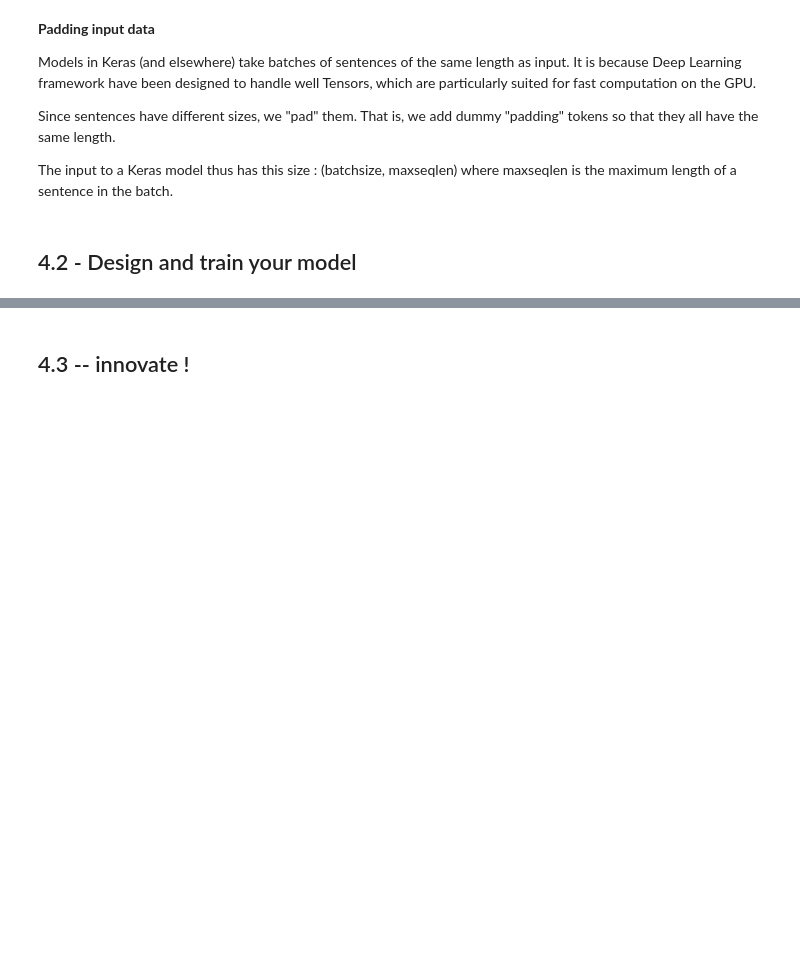
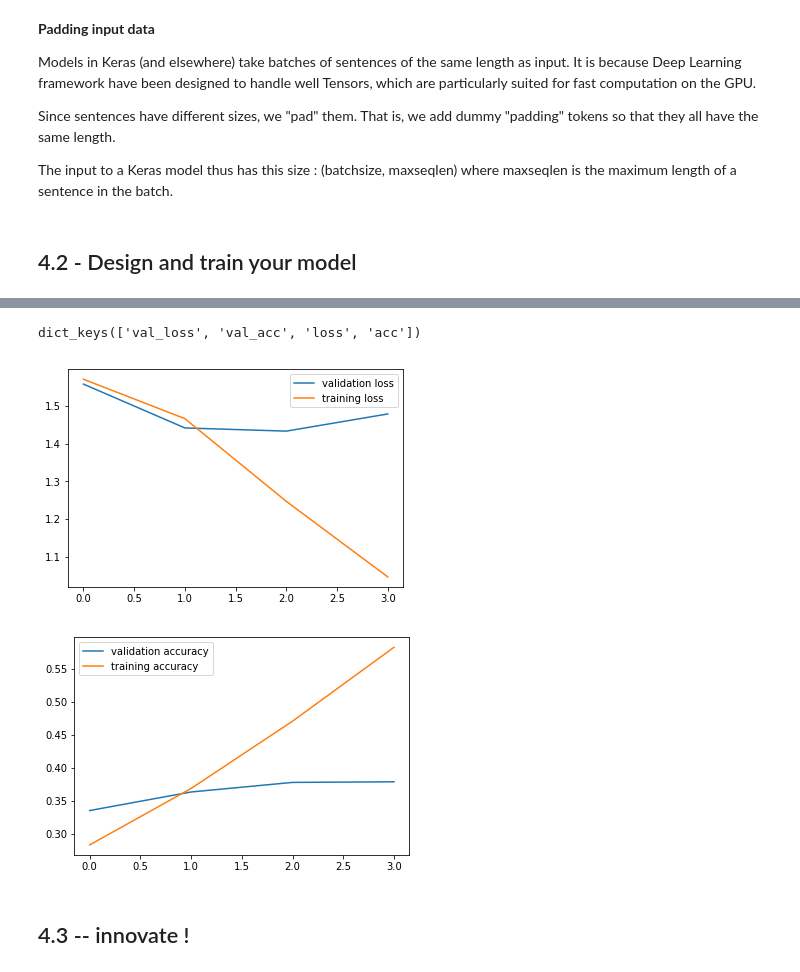
Before and after one commit to raphaelachddou/DeepLearning, a Jupyter notebook: nlp_project/nlp_project.ipynb, the cells around one changed output, grey strips where cells are left out. Drawn from its saved outputs; the diff is of its cells as text; code cells hidden in the pictures; blank space fills up the shorter version.

```diff
--- a/nlp_project/nlp_project.ipynb
+++ b/nlp_project/nlp_project.ipynb
@@ -218,8 +450,9 @@ The input to a Keras model thus has this size : (batchsize, maxseqlen) where max
 # %%
 # 3 - Pad your sequences using keras.preprocessing.sequence.pad_sequences
 #     https://keras.io/preprocessing/sequence/
-
-# TYPE CODE HERE
+test = keras.preprocessing.sequence.pad_sequences(test,padding='pre', truncating='pre')
+dev = keras.preprocessing.sequence.pad_sequences(dev,padding='pre', truncating='pre')
+train = keras.preprocessing.sequence.pad_sequences(train,padding='pre', truncating='pre')
 # %% [markdown]
 ## 4.2 - Design and train your model
 # %%
@@ -237,20 +470,20 @@ from keras.layers import Embedding, LSTM, Dense, Activation
 
 embed_dim  = 32  # word embedding dimension
 nhid       = 64  # number of hidden units in the LSTM
-vocab_size = 0  # size of the vocabulary
+vocab_size = 20000  # size of the vocabulary
 n_classes  = 5
 
 model = Sequential()
 model.add(Embedding(vocab_size, embed_dim))
-model.add(LSTM(nhid, dropout_W=0.2, dropout_U=0.2))
-model.add(Dense(n_classes, activation='sigmoid'))
+model.add(LSTM(nhid, dropout_W=0.5, dropout_U=0.5))
+model.add(Dense(n_classes, activation='softmax'))
 # %%
 # 5 - Define your loss/optimizer/metrics
 
 # MODIFY CODE BELOW
 
-loss_classif     =  '' # find the right loss for multi-class classification
-optimizer        =  '' # find the right optimizer
+loss_classif     =  'categorical_crossentropy' # find the right loss for multi-class classification
+optimizer        =  keras.optimizers.Adam(lr=0.001, beta_1=0.9, beta_2=0.999, epsilon=None, decay=0.0, amsgrad=False)
 metrics_classif  =  ['accuracy']
 
 # Observe how easy (but blackboxed) this is in Keras
@@ -263,7 +511,8 @@ print(model.summary())
 #     you will be evaluated on the quality of your predictions on the test set
 
 # ADAPT CODE BELOW
-bs = 64
-n_epochs = 6
+bs = 32
+n_epochs = 4
 
-history = model.fit(x_train, y_train, batch_size=bs, nb_epoch=n_epochs, validation_data=(x_val, y_val))
+
+history = model.fit(train, Y_train, batch_size=bs, nb_epoch=n_epochs, validation_data=(dev, Y_val))
@@ -270,3 +529,20 @@ history = model.fit(x_train, y_train, batch_size=bs, nb_epoch=n_epochs, validati
+# %%
+import matplotlib.pyplot as plt
+#plt.plot(history)
+print(history.history.keys())
+plt.plot(history.history['val_loss'], label = 'validation loss')
+plt.plot(history.history['loss'], label = 'training loss')
+plt.legend()
+plt.show()
+
+plt.plot(history.history['val_acc'], label = 'validation accuracy')
+plt.plot(history.history['acc'], label = 'training accuracy')
+plt.legend()
+plt.show()
+# %% [output]
+dict_keys(['val_loss', 'val_acc', 'loss', 'acc'])
+[figure, added]
+[figure, added]
 # %%
 # 7 - Generate your predictions on the test set using model.predict(x_test)
 #     https://keras.io/models/model/
```
Also changed, not shown: parts of 28 cells of this notebook, 3 other files.
